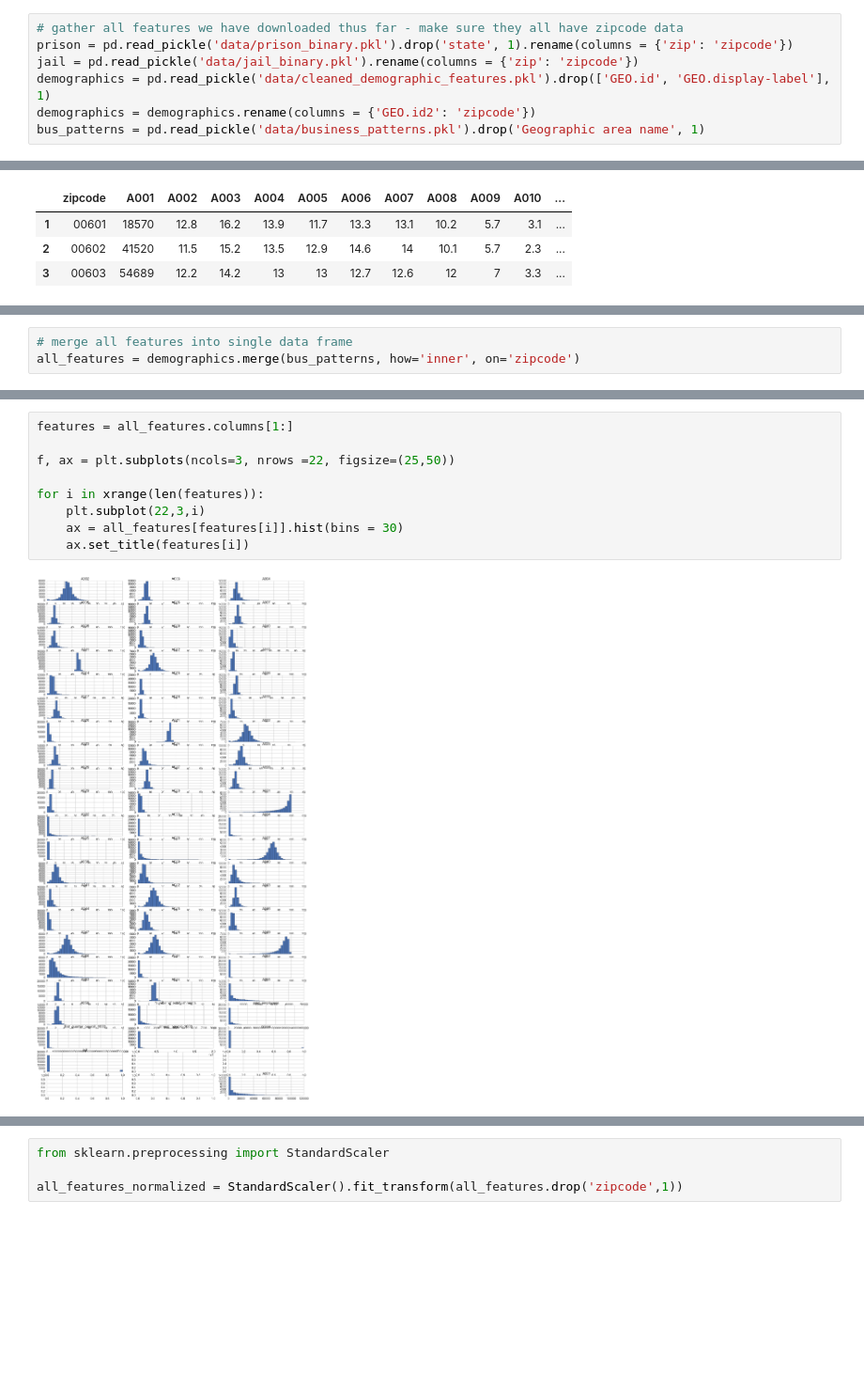
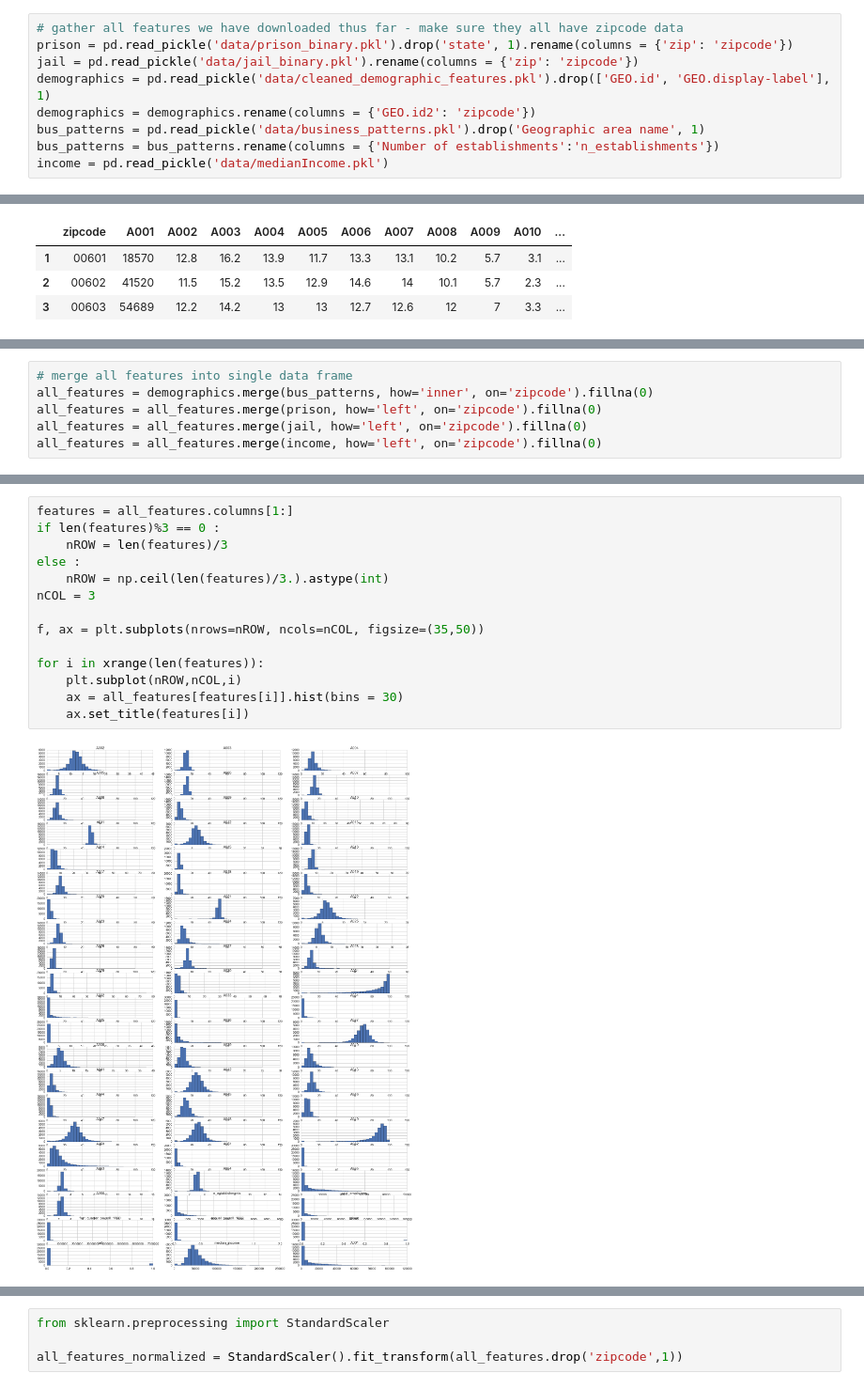
Before and after one commit to austinwu0/cs109-final-project, a Jupyter notebook: normalize_transform_features.ipynb, the cells around one changed output, grey strips where cells are left out. Shown at 94% size. Cells and saved outputs as stored; diff of their text form; blank space fills up the shorter version.

Commit message:
Added median income, cleaned up some of the other notebooks

```diff
--- a/normalize_transform_features.ipynb
+++ b/normalize_transform_features.ipynb
@@ -20,6 +20,8 @@ jail = pd.read_pickle('data/jail_binary.pkl').rename(columns = {'zip': 'zipcode'
 demographics = pd.read_pickle('data/cleaned_demographic_features.pkl').drop(['GEO.id', 'GEO.display-label'], 1)
 demographics = demographics.rename(columns = {'GEO.id2': 'zipcode'})
 bus_patterns = pd.read_pickle('data/business_patterns.pkl').drop('Geographic area name', 1)
+bus_patterns = bus_patterns.rename(columns = {'Number of establishments':'n_establishments'})
+income = pd.read_pickle('data/medianIncome.pkl')
 # %%
 prison.head(3)
 # %% [output]
@@ -55,6 +64,9 @@ jail.shape, prison.shape, demographics.shape, bus_patterns.shape
 # %%
 # merge all features into single data frame
-all_features = demographics.merge(bus_patterns, how='inner', on='zipcode')
+all_features = demographics.merge(bus_patterns, how='inner', on='zipcode').fillna(0)
+all_features = all_features.merge(prison, how='left', on='zipcode').fillna(0)
+all_features = all_features.merge(jail, how='left', on='zipcode').fillna(0)
+all_features = all_features.merge(income, how='left', on='zipcode').fillna(0)
 # %%
 all_features.shape
 # %% [output]
@@ -66,15 +76,20 @@ all_features = all_features.merge(jail, how='left', on='zipcode').fillna(0)
 all_features = all_features.astype('float')
 # %%
 features = all_features.columns[1:]
+if len(features)%3 == 0 :
+    nROW = len(features)/3
+else :
+    nROW = np.ceil(len(features)/3.).astype(int)
+nCOL = 3
 
-f, ax = plt.subplots(ncols=3, nrows =22, figsize=(25,50))
+f, ax = plt.subplots(nrows=nROW, ncols=nCOL, figsize=(35,50))
 
 for i in xrange(len(features)):
-    plt.subplot(22,3,i)
+    plt.subplot(nROW,nCOL,i)
     ax = all_features[features[i]].hist(bins = 30)
     ax.set_title(features[i])
 # %% [output]
-[figure, old version]
+[figure, new version]
 # %%
 all_features.shape
 # %% [output]
```
Also changed, not shown: parts of 13 cells of this notebook, 8 other files.
